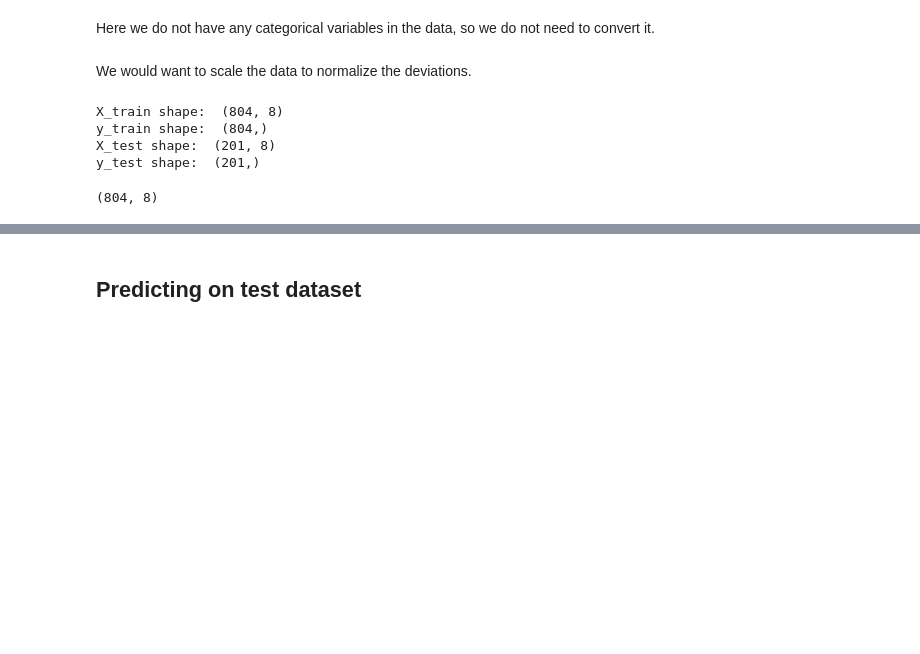
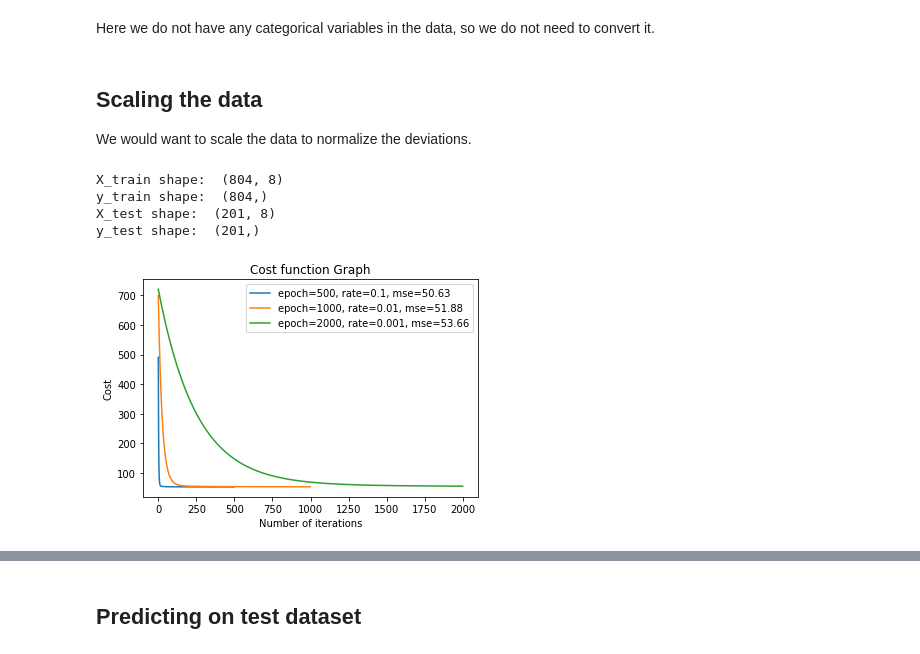
Before and after one commit to NeeteshDadwariya/CS6375, a Jupyter notebook: assignments/assignment1/part1.ipynb, the cells around one changed output, grey strips where cells are left out. Cells and saved outputs as stored; diff of their text form; code cells hidden in the pictures; blank space fills up the shorter version.

```diff
--- a/assignments/assignment1/part1.ipynb
+++ b/assignments/assignment1/part1.ipynb
@@ -180,4 +156,6 @@ Here we do not have any categorical variables in the data, so we do not need to
 # %%
 X, y = model.split_X_and_y(df)
 # %% [markdown]
+## Scaling the data
+
 We would want to scale the data to normalize the deviations.
@@ -197,9 +172,35 @@ X_train shape:  (804, 8)
 y_train shape:  (804,)
 X_test shape:  (201, 8)
 y_test shape:  (201,)
-# %%
-
-#X_train = model.scale_data(X_train)
-X_train.shape
-# %% [output]
-(804, 8)
+# %%
+#Try over different combinations of learning rate and iterations.
+tuning_params = [(500, 0.1), (1000, 0.01), (2000, 0.001)]
+model_params = []
+theta_for_min_cost = None
+for i,tup in enumerate(tuning_params):
+  no_of_iterations = tup[0]
+  learning_rate = tup[1]
+  costs, theta = model.fit_with_grad_desc(X_train, y_train, no_of_iterations, learning_rate)
+
+  #We'll run over the current learning rate and iteration combination, and see of it gives the best MSE.
+  y_pred = model.predict(X_test)
+  mse = model.evaluate(X_test, y_test, y_pred)
+
+  model_params.append({
+    'no_of_iterations': no_of_iterations,
+    'learning_rate': learning_rate,
+    'costs': costs,
+    'theta': theta,
+    'mse': mse
+  })
+
+  label_str = 'epoch=' + str(no_of_iterations) + ", rate=" + str(learning_rate)+ ", mse=" + "{:.2f}".format(mse)
+  plt.plot(costs, label = label_str)
+
+plt.title('Cost function Graph')
+plt.xlabel('Number of iterations')
+plt.ylabel('Cost')
+plt.legend()
+plt.show()
+# %% [output]
+[figure, added]
```
Also changed, not shown: parts of 25 cells of this notebook.
